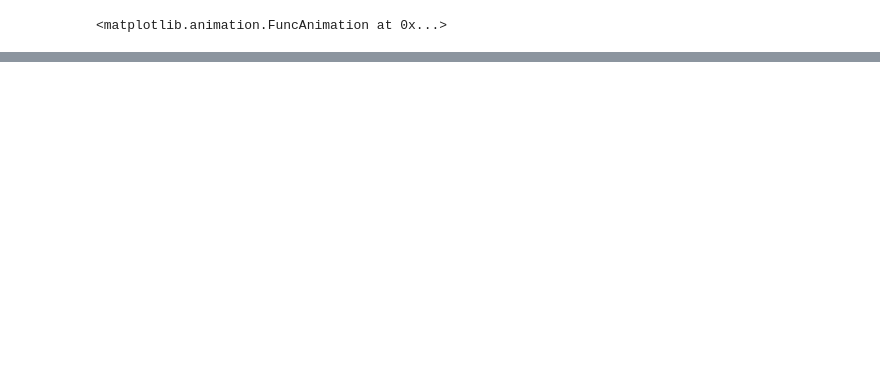
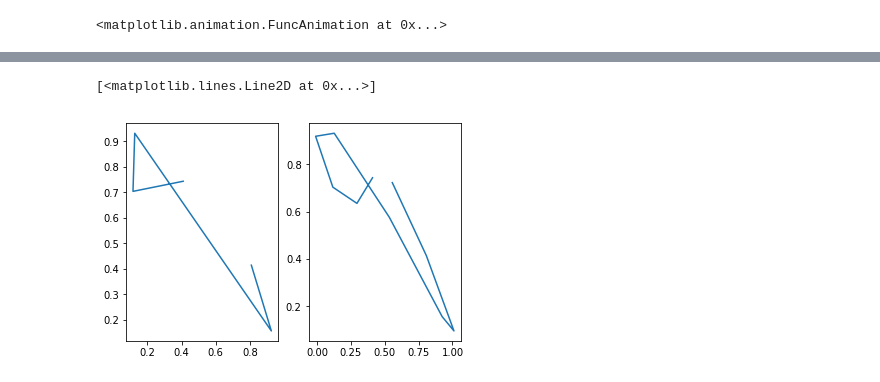
Before and after one commit to tianjunm/artml-s19, a Jupyter notebook: project_3/gensim.ipynb, the cells around one changed output, grey strips where cells are left out. Cells and saved outputs as stored; diff of their text form; code cells hidden in the pictures; blank space fills up the shorter version.

```diff
--- a/project_3/gensim.ipynb
+++ b/project_3/gensim.ipynb
@@ -159,0 +224,13 @@ ani
+# %%
+a = np.random.rand(5, 2)
+
+b = signal.resample(a, 10)
+
+
+plt.subplot(1, 2, 1)
+plt.plot(a[:, 0], a[:, 1])
+plt.subplot(1, 2, 2)
+plt.plot(b[:, 0], b[:, 1])
+# %% [output]
+[<matplotlib.lines.Line2D at 0x...>]
+[figure, added]
```
Also changed, not shown: parts of 8 cells of this notebook, 2 other files.
